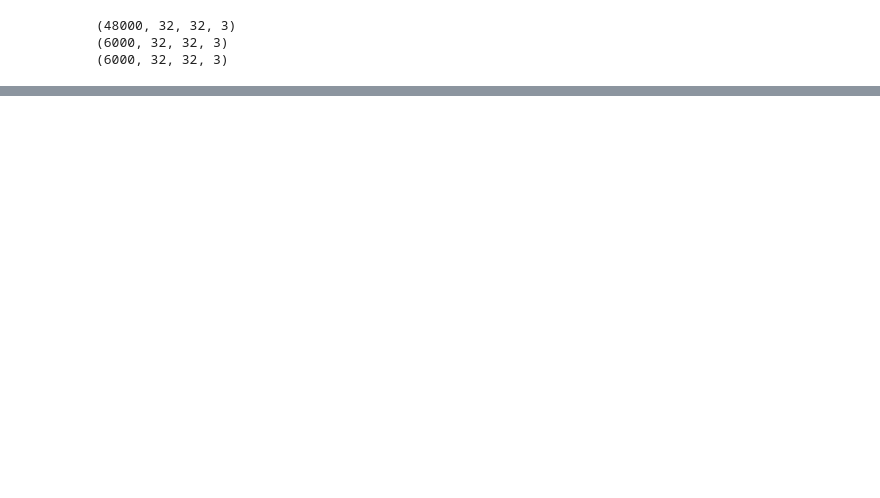
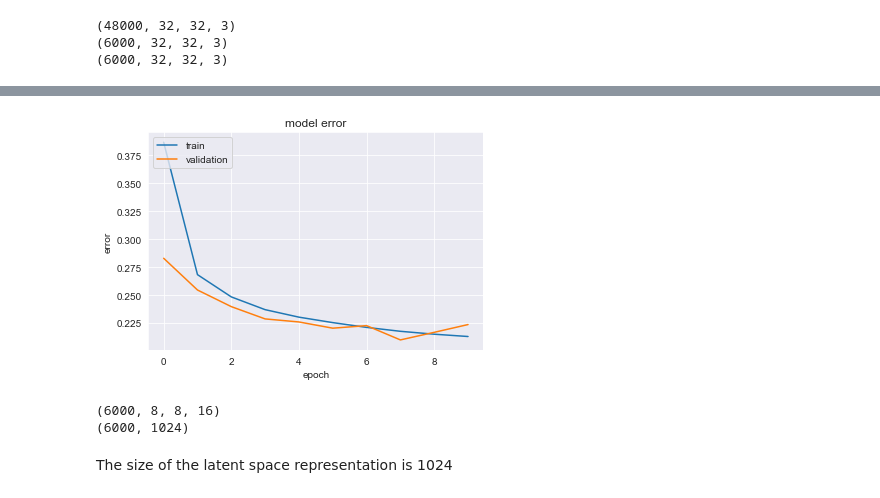
Before and after one commit to SimonJasansky/ACML, a Jupyter notebook: assignment_2/ACML_assignment_2.ipynb, the cells around one changed output, grey strips where cells are left out. Cells and saved outputs as stored; diff of their text form; code cells hidden in the pictures; blank space fills up the shorter version.

```diff
--- a/assignment_2/ACML_assignment_2.ipynb
+++ b/assignment_2/ACML_assignment_2.ipynb
@@ -131,0 +155,23 @@ _________________________________________________________________
+# %%
+plt.plot(np.ones(len(history.history["accuracy"])) - history.history['accuracy'])
+plt.plot(np.ones(len(history.history["accuracy"])) - history.history['val_accuracy'])
+plt.title('model error')
+plt.ylabel('error')
+plt.xlabel('epoch')
+plt.legend(['train', 'validation'], loc='upper left')
+plt.show()
+# %% [output]
+[figure, added]
+# %%
+# make model to get intermediate representation in latent space to check size of the intermediate layer
+get_encoded_pic = tf.keras.models.Model(inputs=pic_CAE.input, outputs=pic_CAE.get_layer("LATENT_SPACE").output)
+# get the intermediate pictures
+encoded_pic = get_encoded_pic.predict(test)
+print(encoded_pic.shape)
+encoded_pic_adj = encoded_pic.reshape((len(test), 8*8*16))
+print(encoded_pic_adj.shape)
+# %% [output]
+(6000, 8, 8, 16)
+(6000, 1024)
+# %% [markdown]
+The size of the latent space representation is 1024
```
Also changed, not shown: parts of 29 cells of this notebook.
